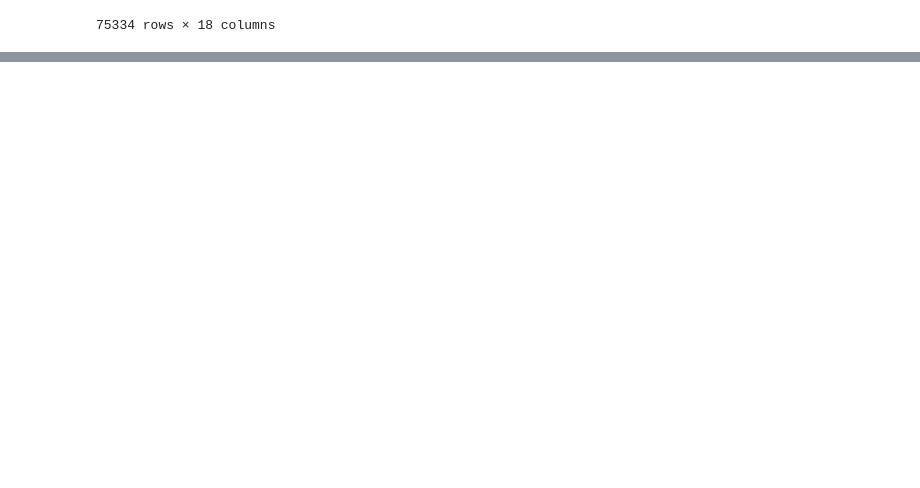
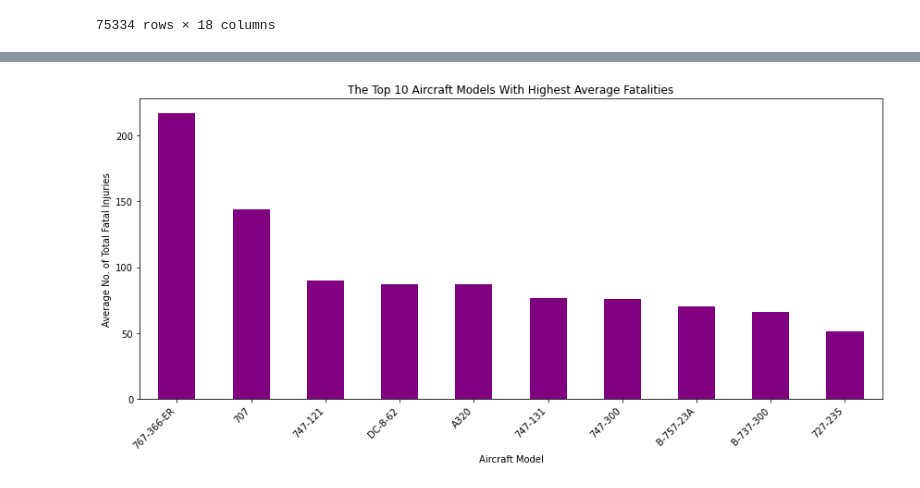
Before and after one commit to georgekuria-crypto/dsc-phase-1-project-v3, a Jupyter notebook: student.ipynb, the cells around one changed output, grey strips where cells are left out. Cells and saved outputs as stored; diff of their text form; code cells hidden in the pictures; blank space fills up the shorter version.

```diff
--- a/student.ipynb
+++ b/student.ipynb
@@ -395,0 +448,16 @@ df
+# %%
+dangerous_aircraft_model = df.groupby('Model')['Total.Fatal.Injuries'].mean()
+
+# Sorted Display of Fatalities according to aircraft make
+top_dangerous_aircraft_model = dangerous_aircraft_model.sort_values(ascending=False).head(10)
+
+plt.figure(figsize=(12, 6))
+top_dangerous_aircraft_model.plot(kind='bar', color='purple')
+plt.ylabel('Average No. of Total Fatal Injuries')
+plt.xlabel('Aircraft Model')
+plt.title('The Top 10 Aircraft Models With Highest Average Fatalities')
+plt.xticks(rotation=45, ha='right')#sets the position of the labels on the x-axis
+plt.tight_layout()
+plt.show()
+# %% [output]
+[figure, added]
```
Also changed, not shown: parts of 6 cells of this notebook, 5 other files.
